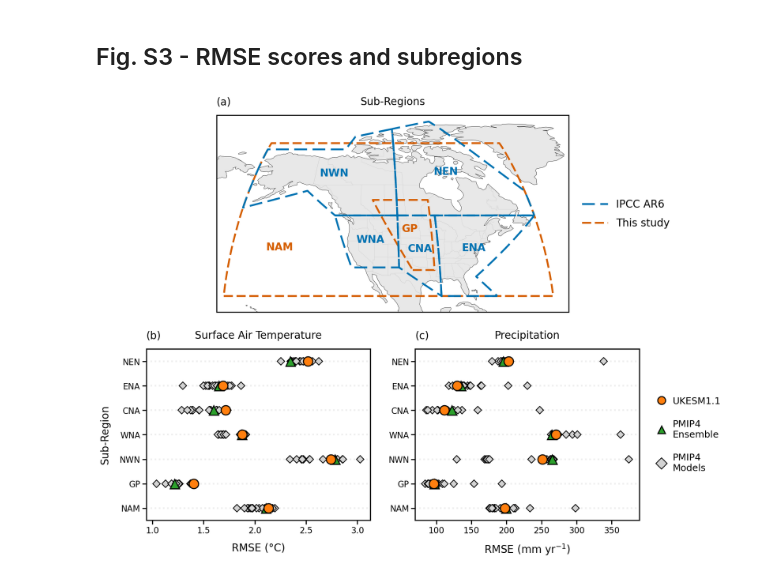
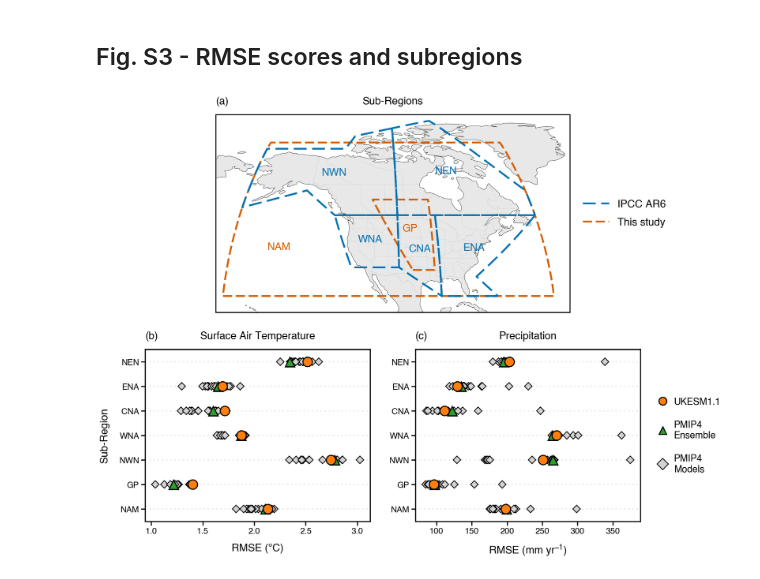
Before and after one commit to ajw1g19/UKESM1.1_MH_NorthAmerica, a Jupyter notebook: Notebooks/Supporting_Figures_S1-3.ipynb, the cells around one changed output. Cells and saved outputs as stored; diff of their text form; code cells hidden in the pictures.

```diff
--- a/Notebooks/Supporting_Figures_S1-3.ipynb
+++ b/Notebooks/Supporting_Figures_S1-3.ipynb
@@ -196,7 +241,7 @@ for name in MAP_REGIONS:
     style = REGION_STYLE[is_um]
 
     line_kws = {**style, "linewidth": 3.5}
-    text_kws = {"fontsize": FS["region"], "fontweight": "bold",
+    text_kws = {"fontsize": FS["region"],
                 "bbox": None, "color": style["color"]}
 
     if name == "NAM":
@@ -231,31 +276,31 @@ for i, ((variable, xlab, title), ax) in enumerate(zip(PANELS, axes)):
 
     for ypos, name in enumerate(RMSE_ORDER, start=1):
         ax.axhline(ypos, color="lightgrey", ls="dotted", lw=3, alpha=0.4, zorder=0)
 
         vals = models[name].values
         ax.plot(vals, np.full(vals.size, ypos), **BASE, **SERIES["PMIP4\nModels"])
         ax.plot(ensemble[name], ypos, **BASE, **SERIES["PMIP4\nEnsemble"])
         ax.plot(ukesm[name],    ypos, **BASE, **SERIES["UKESM1.1"])
 
     ax.set_xlabel(xlab, fontsize=FS["label"], labelpad=15)
     ax.set_ylim(0.5, len(RMSE_ORDER) + 0.5)
     ax.set_yticks(np.arange(1, len(RMSE_ORDER) + 1))
     ax.set_yticklabels(RMSE_ORDER)
     ax.spines[:].set_linewidth(2)
     ax.tick_params(axis="both", width=2, length=8, labelsize=FS["tick"])
 
     ax.set_title(f"({'bc'[i]})", loc="left", fontsize=FS["title"], pad=20)
     ax.set_title(title, fontsize=FS["title"], pad=20)
 
     if i == 0:
         ax.set_ylabel("Sub-Region", fontsize=FS["label"], labelpad=18)
 
 handles = [Line2D([0], [0], label=lab, **BASE, **{**kw, "ms": 15, "zorder": 1})
            for lab, kw in SERIES.items()]
 axes[1].legend(handles=handles, loc="center left", bbox_to_anchor=(1.02, 0.5),
                frameon=False, handletextpad=0.2, labelspacing=1.5, fontsize=FS["legend"])
 
 
 plt.show()
 # %% [output]
-[figure, old version]
+[figure, new version]
```
Also changed, not shown: parts of 3 cells of this notebook, 12 other files.
